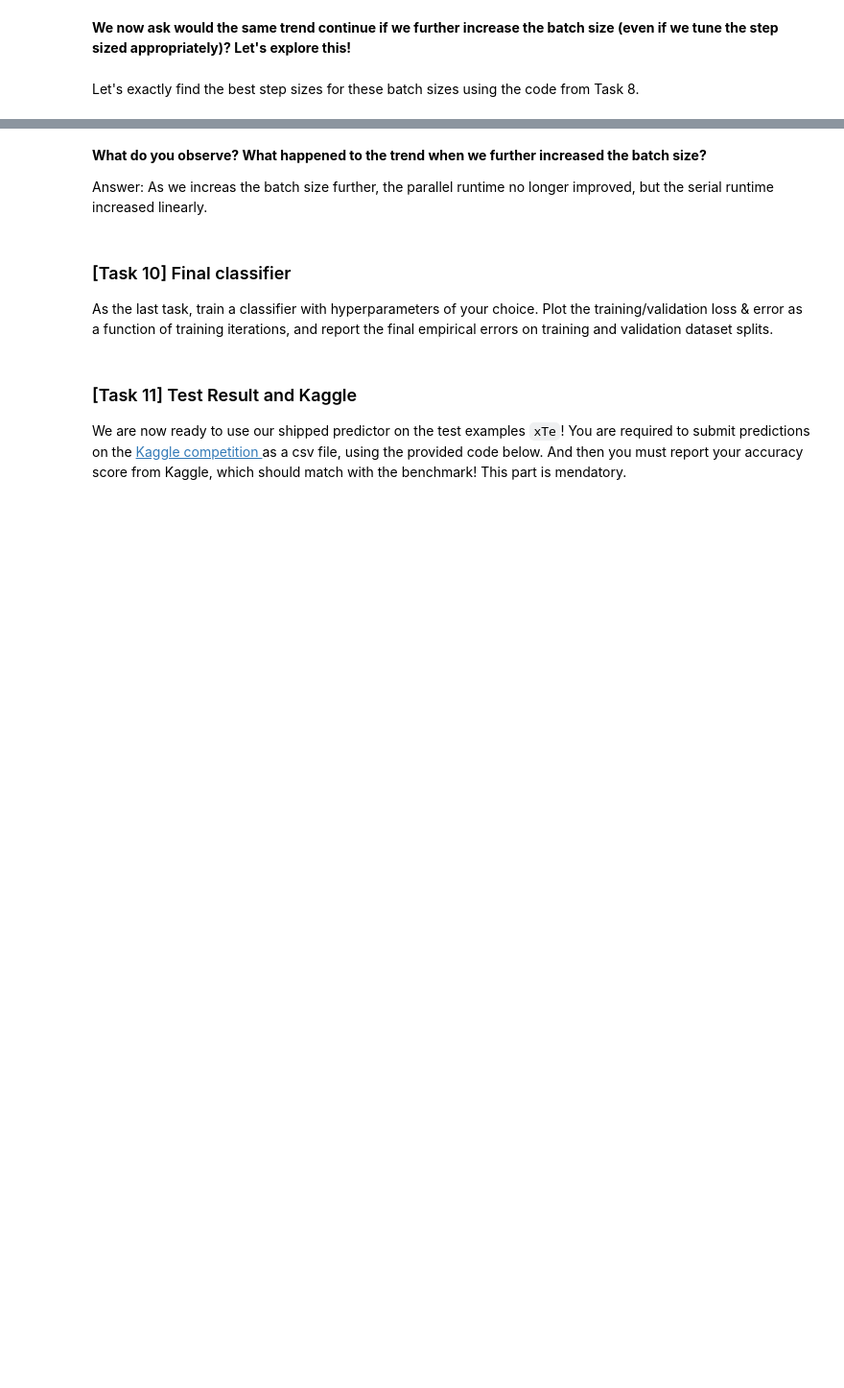
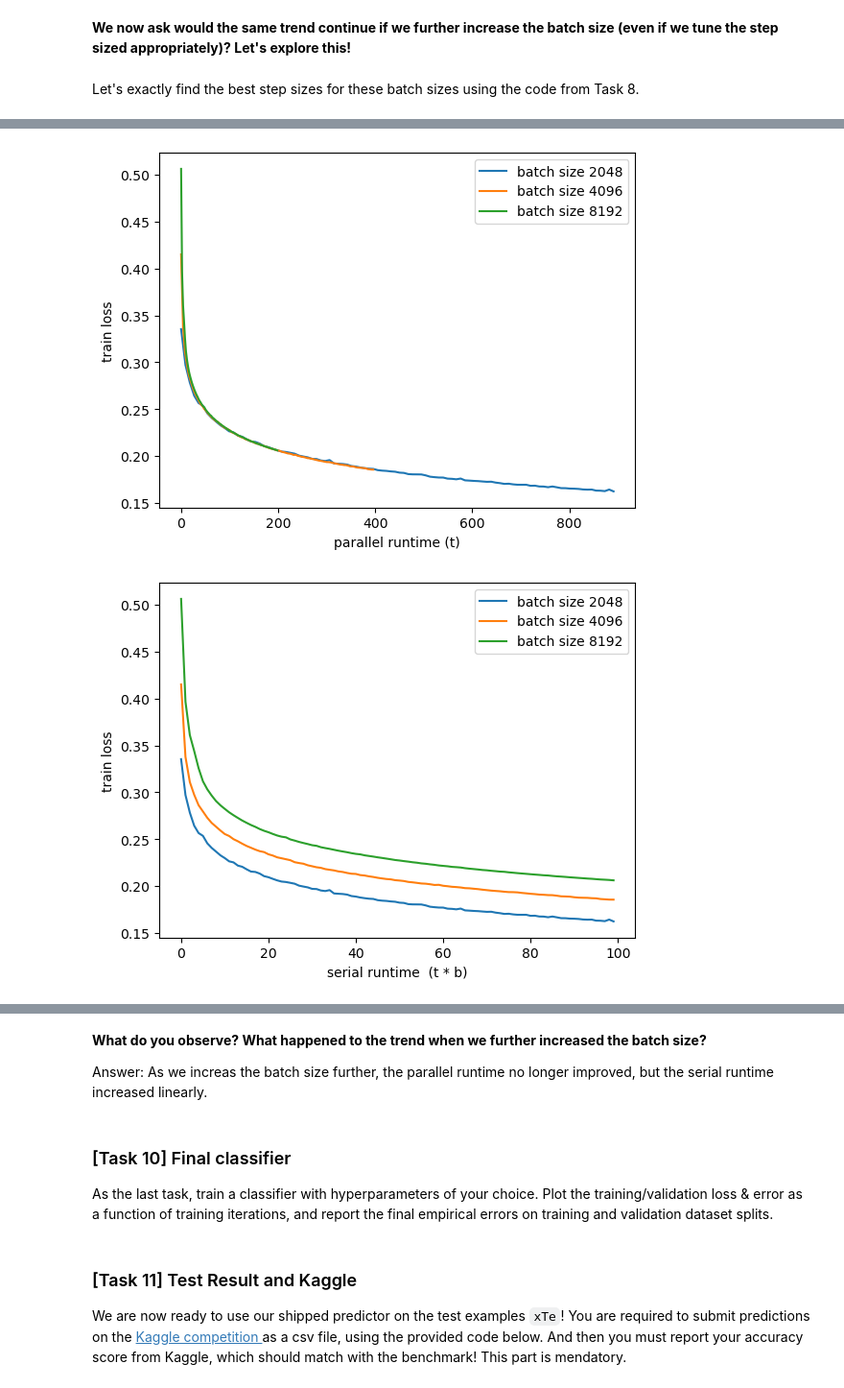
Before and after one commit to andrewlys/ttic31020, a Jupyter notebook: hw7/hw7 experimental/hw7v2.ipynb, the cells around one changed output, grey strips where cells are left out. Shown: that part at 96% size. Saved outputs shown, nothing was run; the diff lists cells and outputs as text; code cells hidden in the pictures; blank space fills up the shorter version.

```diff
--- a/hw7/hw7 experimental/hw7v2.ipynb
+++ b/hw7/hw7 experimental/hw7v2.ipynb
@@ -1399,7 +1400,16 @@ for batch_size in batch_sizes:
     #### TASK 9 CODE
     etas = np.logspace(-1, 1, 3)
     ##### Copy your code from Task 8 to tune learning rate in this range
-
+    sgd_kwargs['batch_size'] = batch_size
+    best_clf, best_eta, best_val_err = tune_learning_rate(
+        xTr, yTr, xVal, yVal,
+        MultiLogL2Reg,
+        etas,
+        classifier_kwargs=classifier_kwargs,
+        sgd_kwargs=sgd_kwargs,
+        verbose=True
+    )
+    best_etas.append(best_eta)
 
     # Store best_eta
     #### TASK 9 CODE
@@ -1415,9 +1438,14 @@ clfs = []
 #### TASK 9 CODE
 # Train the models with adjusted learning rates
 for (batch_size,best_eta) in zip(batch_sizes,best_etas):
-    sgd_kwargs['batch_size'] =
-    sgd_kwargs['eta'] =
-
+    sgd_kwargs['batch_size'] = batch_size
+    sgd_kwargs['eta'] = best_eta
+    sgd_kwargs['loggers'] = [
+        SGDLogger('time', log_time, None, can_display=True, per_epoch=True),
+    ]
+    clf = MultiLogL2Reg(**classifier_kwargs)
+    clf.fit(xTr, yTr, **sgd_kwargs)
+    clfs.append(clf)
 
 #### TASK 9 CODE
 
@@ -1429,32 +1457,35 @@ train_objs = [logger.log
 plt.figure()
 for batch_size, train_obj in zip(batch_sizes, train_objs):
     #### TASK 9 CODE
-
+    plt.plot(np.arange(sgd_kwargs['n_epochs']) * (len(X) // batch_size), train_obj, label=f'batch size {batch_size}')
     #### TASK 9 CODE
 plt.ylabel('train loss')
 plt.xlabel('parallel runtime (t)')
 plt.legend()
 plt.show()
 
 
 plt.figure()
 for batch_size, train_obj in zip(batch_sizes, train_objs):
     #### TASK 9 CODE
-
+    plt.plot(np.arange(sgd_kwargs['n_epochs']), train_obj, label=f'batch size {batch_size}')
     #### TASK 9 CODE
 plt.ylabel('train loss')
 plt.xlabel('serial runtime  (t * b)')
 plt.legend()
 plt.show()
 
 times = [logger.log
          for clf in clfs
          for logger in clf.sgd_loggers
          if logger.name == 'time']
 plt.figure()
 for batch_size, train_obj, time in zip(batch_sizes, train_objs, times):
     plt.plot(np.array(time)-time[0], train_obj, label=f'batch size {batch_size}')
 plt.ylabel('train loss')
 plt.xlabel('python runtime')
 plt.legend()
 plt.show()
+# %% [output]
+[figure, added]
+[figure, added]
```
Also changed, not shown: parts of 6 cells of this notebook.
